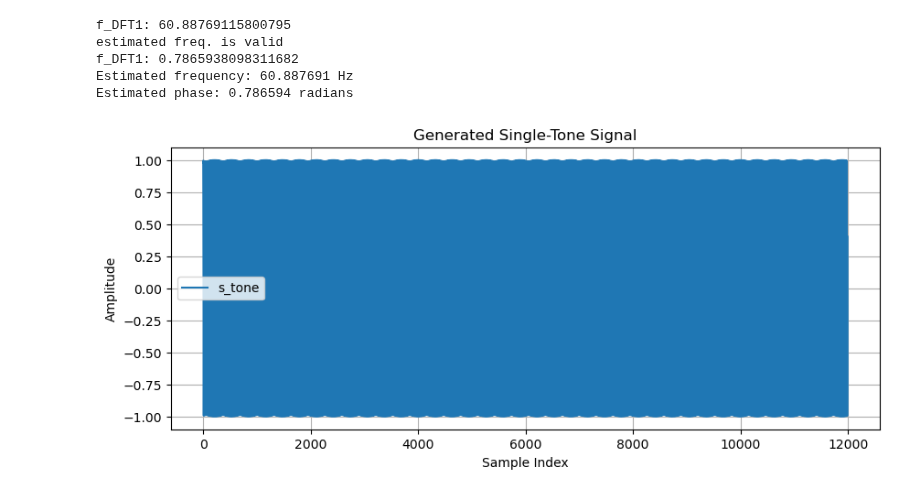
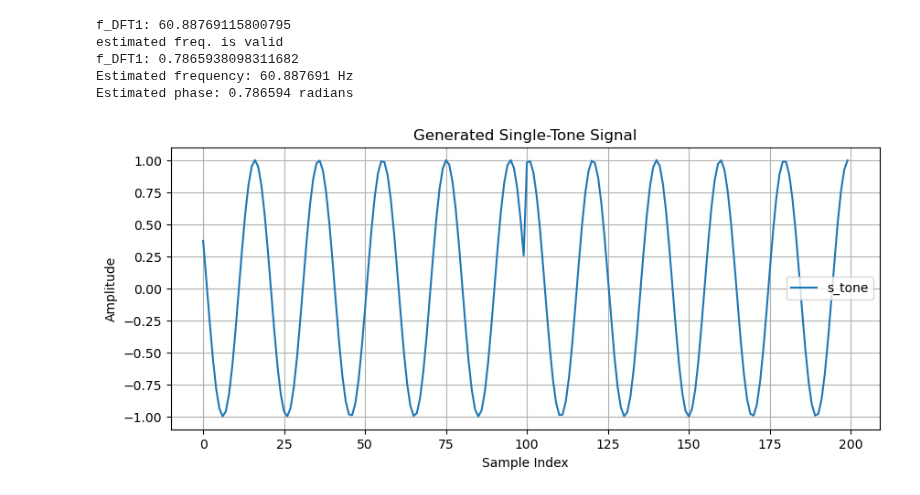
Before and after one commit to Licates/ENFify, a Jupyter notebook: notebooks/Frequence_and_phase_extraction.ipynb, the cells around one changed output. Drawn from its saved outputs; the diff is of its cells as text; code cells hidden in the pictures.

Commit message:
generate single tone signal cut and uncut

```diff
--- a/notebooks/Frequence_and_phase_extraction.ipynb
+++ b/notebooks/Frequence_and_phase_extraction.ipynb
@@ -219,16 +213,18 @@ def create_tones():
 # %%
-# Show cut
-tones_array = create_tones()
-n = np.arange(len(tones_array[3][0]))
+# Show one cut as example
+_,_,_,tones_array,cut_coords = create_tones()
+
+specific_tones_array = tones_array[0][cut_coords[0]-100:cut_coords[0]+100]
+n = np.arange(200)
 
 #Plot the generated signal
 plt.figure(figsize=(10, 4))
-plt.plot(n, tones_array[3][0], label='s_tone')
+plt.plot(n, specific_tones_array, label='s_tone')
 plt.title('Generated Single-Tone Signal')
 plt.xlabel('Sample Index')
 plt.ylabel('Amplitude')
 plt.grid()
 plt.legend()
 plt.show()
 # %% [output]
-[figure, old version]
+[figure, new version]
```
Also changed, not shown: parts of 4 cells of this notebook.
